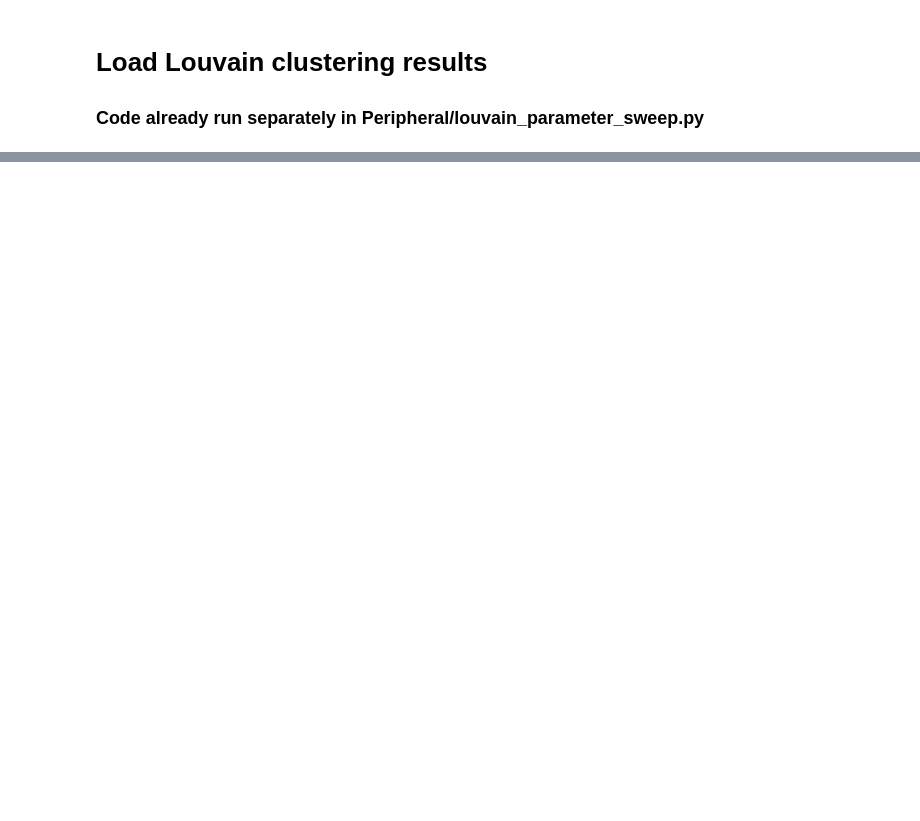
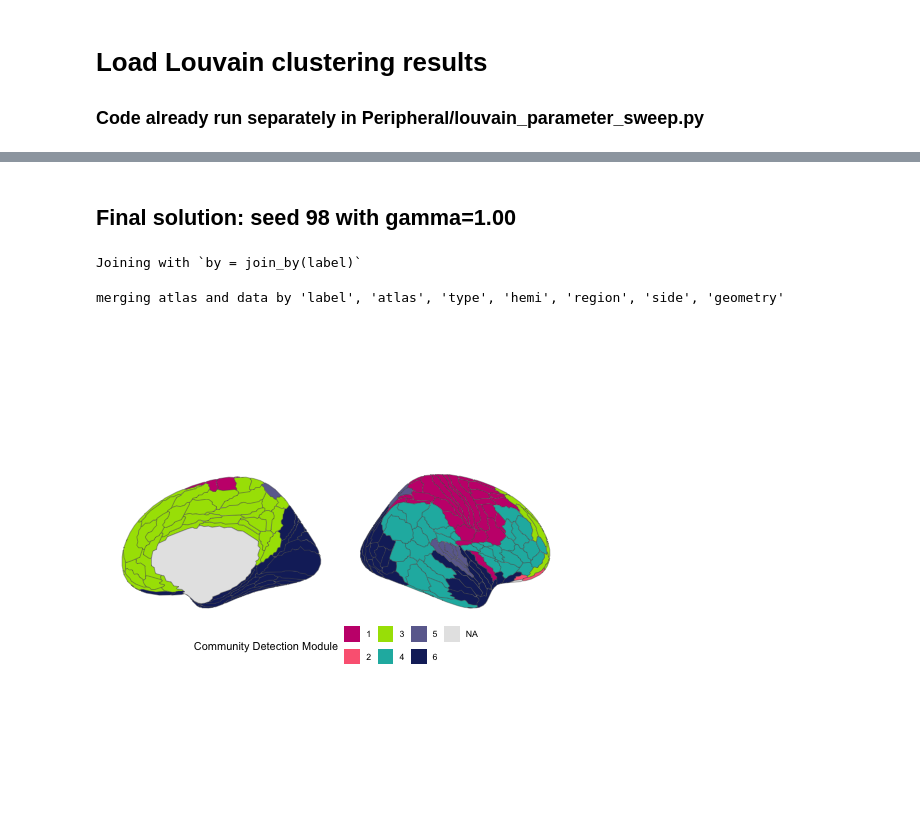
Before and after one commit to DynamicsAndNeuralSystems/OverlappingCommunityDetection_HCP, a Jupyter notebook: data_visualization/Louvain_supplement.ipynb, the cells around one changed output, grey strips where cells are left out. Drawn from its saved outputs; the diff is of its cells as text; code cells hidden in the pictures; blank space fills up the shorter version.

```diff
--- a/data_visualization/Louvain_supplement.ipynb
+++ b/data_visualization/Louvain_supplement.ipynb
@@ -56,0 +129,49 @@ louvain_sweep_res_df %>%
+# %% [markdown]
+## Final solution: seed 98 with gamma=1.00
+# %%
+final_louvain_res = ((pd.read_csv(f"{data_path}/Louvain_results/Louvain_Rubinov_assignments_100reps_gamma1.00.csv",
+                                 names=np.arange(1, 101)))[[98]]
+                                 .rename(columns={98: 'Louvain_community'})
+                                 .assign(node_index=brain_regions.node_index.values)
+                                 .merge(brain_regions, on='node_index')
+)
+
+# Save to csv
+final_louvain_res.to_csv("../data/louvain_community_assignments_BCT_gamma1.csv", index=False)
+# %%
+%%R -i final_louvain_res
+
+# Load Glasser parcellation data
+glasser_lookup_table <- glasser %>% as_tibble()
+
+gg_color_hue <- function(n) {
+    hues = seq(15, 375, length = n + 1)
+    hcl(h = hues, l = 65, c = 100)[1:n]
+}
+
+# Tidy data
+final_louvain_res <- final_louvain_res %>%
+  mutate(Glasser_RH_ROI = str_replace_all(Glasser_RH_ROI, "R_", "rh_R_")) %>%
+  mutate(Glasser_RH_ROI = str_replace_all(Glasser_RH_ROI, "_ROI", ""))%>%
+  dplyr::rename("label" = "Glasser_RH_ROI")
+
+# Merge modules + Glasser data
+modules_in_glasser_atlas <- final_louvain_res %>%
+  left_join(., glasser_lookup_table) %>%
+  arrange(Louvain_community)
+
+# Plot modules on cortical surface with Glasser parcellation
+modules_in_glasser_atlas %>%
+  mutate(Louvain_community = as.factor(Louvain_community)) %>%
+  ggplot() +
+  geom_brain(atlas=glasser, mapping=aes(fill=Louvain_community),
+             hemi = "right") +
+  theme_void()  +
+  scale_fill_manual(values=lacroix_palette("PassionFruit", 6), na.value="gray90") +
+  labs(fill = "Community Detection Module") +
+  theme(legend.position="bottom")
+# ggsave("../plots/Louvain_gamma1_in_brain.svg", width=6, height=5, dpi=300, units="in")
+# %% [output]
+Joining with `by = join_by(label)`
+merging atlas and data by 'label', 'atlas', 'type', 'hemi', 'region', 'side', 'geometry'
+[figure, added]
```
Also changed, not shown: parts of 7 cells of this notebook, 37 other files.
